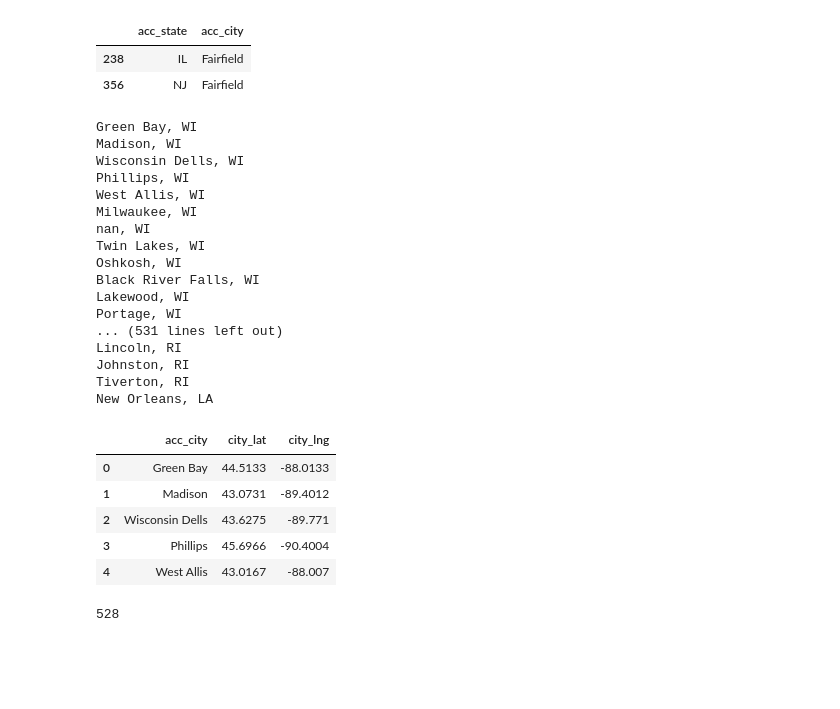
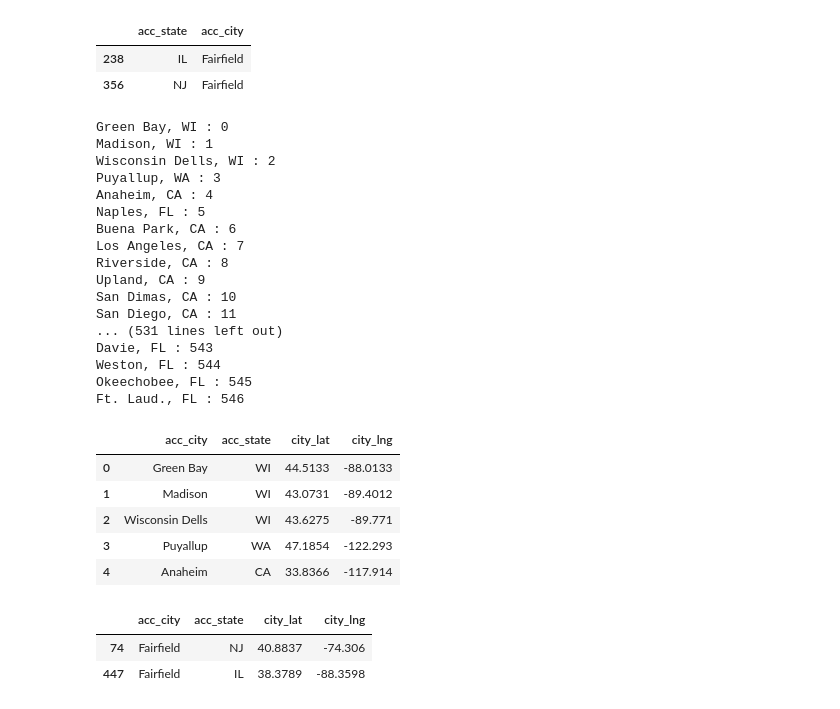
Before and after one commit to mdaxc6/amusement-park-saftey-analysis, a Jupyter notebook: static/python/data_formatting.ipynb, the cells around one changed output. Cells and saved outputs as stored; diff of their text form; code cells hidden in the pictures; blank space fills up the shorter version.

```diff
--- a/static/python/data_formatting.ipynb
+++ b/static/python/data_formatting.ipynb
@@ -47,49 +47,53 @@ for i in range(len(city_state_df)):
     try:
         city_lat.append(geo_data["results"][0]["geometry"]["location"]["lat"])
         city_lng.append(geo_data["results"][0]["geometry"]["location"]["lng"])
-        print(f'{city_state_df.loc[i,"acc_city"]}, {city_state_df.loc[i,"acc_state"]}')
+
+        print(f'{params["address"]} : {i}')
     except:
-        print(f'Address: {city_state_df.loc[i,"acc_city"]}, {city_state_df.loc[i,"acc_state"]} not found')
+        print(f'Address: {params["address"]} not found : {i}')
         city_lat.append("null")
         city_lng.append("null")
 # %% [output]
-Green Bay, WI
-Madison, WI
-Wisconsin Dells, WI
-Phillips, WI
-West Allis, WI
-Milwaukee, WI
-nan, WI
-Twin Lakes, WI
-Oshkosh, WI
-Black River Falls, WI
-Lakewood, WI
-Portage, WI
+Green Bay, WI : 0
+Madison, WI : 1
+Wisconsin Dells, WI : 2
+Puyallup, WA : 3
+Anaheim, CA : 4
+Naples, FL : 5
+Buena Park, CA : 6
+Los Angeles, CA : 7
+Riverside, CA : 8
+Upland, CA : 9
+San Dimas, CA : 10
+San Diego, CA : 11
 ... (531 lines left out)
-Lincoln, RI
-Johnston, RI
-Tiverton, RI
-New Orleans, LA
+Davie, FL : 543
+Weston, FL : 544
+Okeechobee, FL : 545
+Ft. Laud., FL : 546
 # %%
 city_df = pd.DataFrame({
     "acc_city": city_state_df["acc_city"],
+    "acc_state": city_state_df["acc_state"],
     "city_lat": city_lat,
     "city_lng": city_lng
 })
 city_df = city_df[city_df.acc_city != "null"]
 city_df.dropna(inplace=True)
 city_df.head()
 # %% [output]
-|  | acc_city | city_lat | city_lng |
-| 0 | Green Bay | 44.5133 | -88.0133 |
-| 1 | Madison | 43.0731 | -89.4012 |
-| 2 | Wisconsin Dells | 43.6275 | -89.771 |
-| 3 | Phillips | 45.6966 | -90.4004 |
-| 4 | West Allis | 43.0167 | -88.007 |
+|  | acc_city | acc_state | city_lat | city_lng |
+| 0 | Green Bay | WI | 44.5133 | -88.0133 |
+| 1 | Madison | WI | 43.0731 | -89.4012 |
+| 2 | Wisconsin Dells | WI | 43.6275 | -89.771 |
+| 3 | Puyallup | WA | 47.1854 | -122.293 |
+| 4 | Anaheim | CA | 33.8366 | -117.914 |
-# %%
-len(city_df)
-# %% [output]
-528
+# %%
+city_df.loc[city_df["acc_city"] == "Fairfield"]
+# %% [output]
+|  | acc_city | acc_state | city_lat | city_lng |
+| 74 | Fairfield | NJ | 40.8837 | -74.306 |
+| 447 | Fairfield | IL | 38.3789 | -88.3598 |
 # %%
 acc_states = df["acc_state"].unique()
 state_lat = []
```
Also changed, not shown: parts of 7 cells of this notebook, 1 other file.
